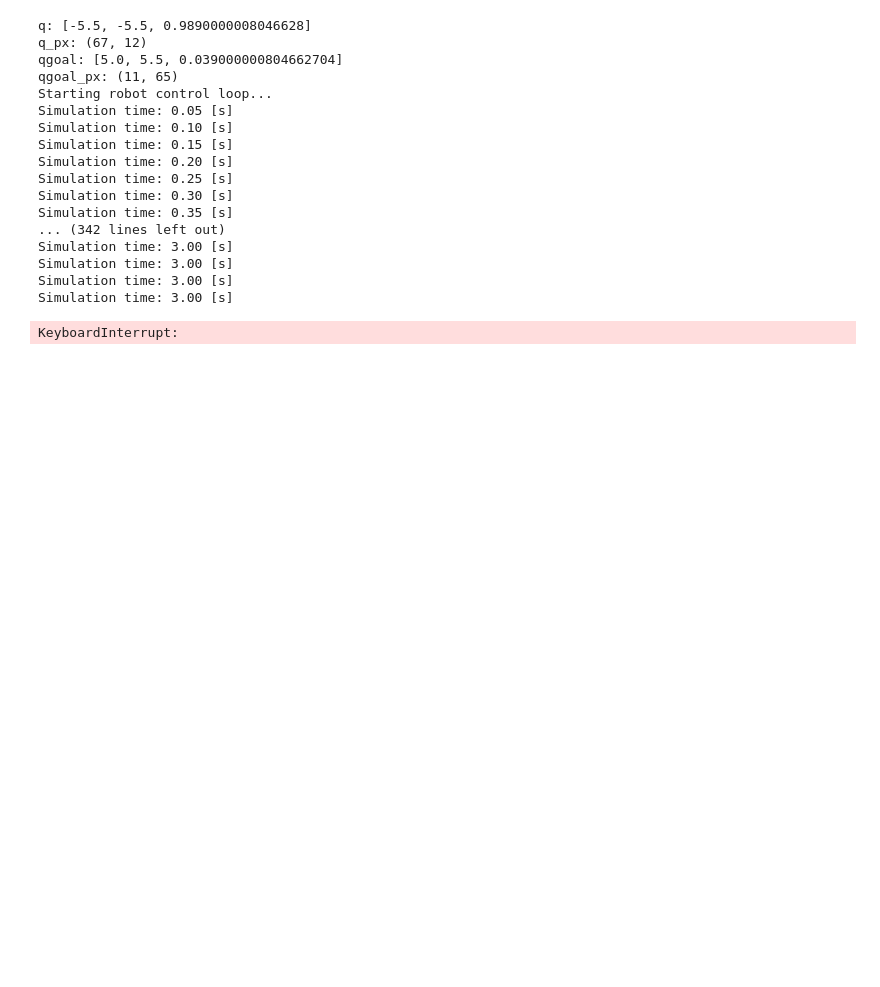
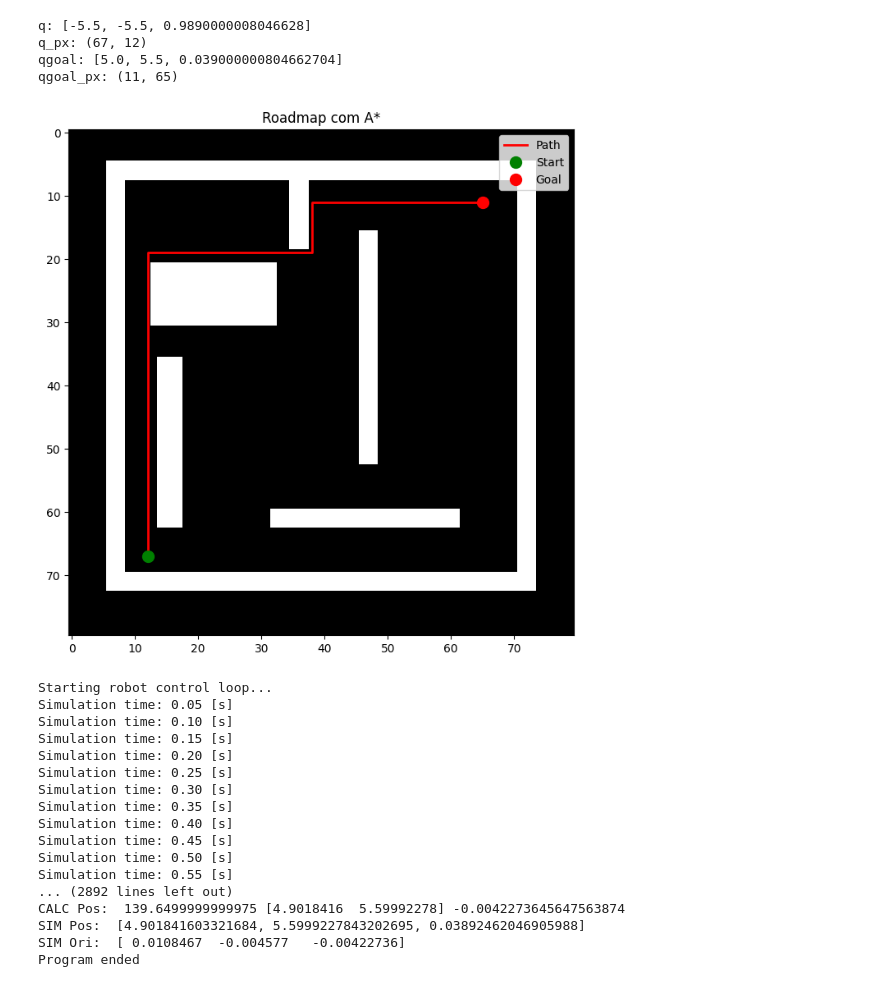
Before and after one commit to Adgmariz/robotica_movel_tp2, a Jupyter notebook: tp2.ipynb, the cells around one changed output. Cells and saved outputs as stored; diff of their text form; code cells hidden in the pictures; blank space fills up the shorter version.

Commit message:
robotino roadmap funcional! mapa ajustado.

```diff
--- a/tp2.ipynb
+++ b/tp2.ipynb
@@ -44,14 +44,18 @@ def load_binary_mask():
     #inflar obstáculos:
     R, C = mask.shape
     inflated = mask.copy()
-    # cima
-    inflated[1:, :] |= mask[:-1, :]
-    # baixo
-    inflated[:-1, :] |= mask[1:, :]
-    # esquerda
-    inflated[:, 1:] |= mask[:, :-1]
-    # direita
-    inflated[:, :-1] |= mask[:, 1:]
+
+    # vizinhos verticais e horizontais
+    inflated[1:, :]   |= mask[:-1, :]    # cima
+    inflated[:-1, :]  |= mask[1:, :]     # baixo
+    inflated[:, 1:]   |= mask[:, :-1]    # esquerda
+    inflated[:, :-1]  |= mask[:, 1:]     # direita
+    # vizinhos diagonais
+    inflated[1:, 1:]    |= mask[:-1, :-1]  # cima-esquerda
+    inflated[1:, :-1]   |= mask[:-1, 1:]   # cima-direita
+    inflated[:-1, 1:]   |= mask[1:, :-1]   # baixo-esquerda
+    inflated[:-1, :-1]  |= mask[1:, 1:]    # baixo-direita
+
     return inflated
 
 def px_to_world(col_px, row_px):
@@ -144,6 +148,21 @@ def a_star(mask, start, goal):
         path.reverse()
     return path  # lista de (row, col) em pixels
 
+def plot_path(mask, path):
+    plt.figure(figsize=(8, 8))
+    plt.imshow(mask, cmap='gray')
+
+    if path:
+        path = np.array(path)
+        plt.plot(path[:, 1], path[:, 0], 'r-', linewidth=2, label='Path')
+        plt.plot(path[0, 1], path[0, 0], 'go', label='Start', markersize=10)
+        plt.plot(path[-1, 1], path[-1, 0], 'ro', label='Goal', markersize=10)
+
+    plt.legend()
+    plt.title('Roadmap com A*')
+    plt.show()
+
+
 try:
     # Frame que representa o Goal
     goal = 'Goal'
@@ -179,6 +198,9 @@ try:
     print("qgoal_px:",qgoal_px)
 
     path_px = a_star(mask, q_px, qgoal_px)
+    # Plot the mask and path
+    plot_path(mask, path_px)
+
     assert len(path_px) > 0, "Não foi possível encontrar um caminho"
 
     waypoints = []
@@ -241,44 +263,48 @@ try:
         sim.setJointTargetVelocity(wheel3, u[2])
 
         sim.step()
 
     # Parando o robô
     print("Stopping robot...")
     sim.setJointTargetVelocity(wheel1, 0)
     sim.setJointTargetVelocity(wheel2, 0)
     sim.setJointTargetVelocity(wheel3, 0)
 
     print('CALC Pos: ', sim_time, q[:2], np.rad2deg(q[2]))
 
     pos = sim.getObjectPosition(robotHandle, sim.handle_world)
     print('SIM Pos: ', pos)
 
     ori = sim.getObjectOrientation(robotHandle, sim.handle_world)
     print('SIM Ori: ', np.rad2deg(ori))
 
 
 except Exception as e:
     print(f"An error occurred: {e}")
 
 # Parando a simulação
 sim.stopSimulation()
 print('Program ended')
 # %% [output]
 q: [-5.5, -5.5, 0.9890000008046628]
 q_px: (67, 12)
 qgoal: [5.0, 5.5, 0.039000000804662704]
 qgoal_px: (11, 65)
-Starting robot control loop...
-Simulation time: 0.05 [s]
-Simulation time: 0.10 [s]
-Simulation time: 0.15 [s]
-Simulation time: 0.20 [s]
-Simulation time: 0.25 [s]
-Simulation time: 0.30 [s]
-Simulation time: 0.35 [s]
-... (342 lines left out)
-Simulation time: 3.00 [s]
-Simulation time: 3.00 [s]
-Simulation time: 3.00 [s]
-Simulation time: 3.00 [s]
+[figure, added]
-KeyboardInterrupt:
+Starting robot control loop...
+Simulation time: 0.05 [s]
+Simulation time: 0.10 [s]
+Simulation time: 0.15 [s]
+Simulation time: 0.20 [s]
+Simulation time: 0.25 [s]
+Simulation time: 0.30 [s]
+Simulation time: 0.35 [s]
+Simulation time: 0.40 [s]
+Simulation time: 0.45 [s]
+Simulation time: 0.50 [s]
+Simulation time: 0.55 [s]
+... (2892 lines left out)
+CALC Pos:  139.6499999999975 [4.9018416  5.59992278] -0.0042273645647563874
+SIM Pos:  [4.901841603321684, 5.5999227843202695, 0.03892462046905988]
+SIM Ori:  [ 0.0108467  -0.004577   -0.00422736]
+Program ended
```
Also changed, not shown: 1 other file.
